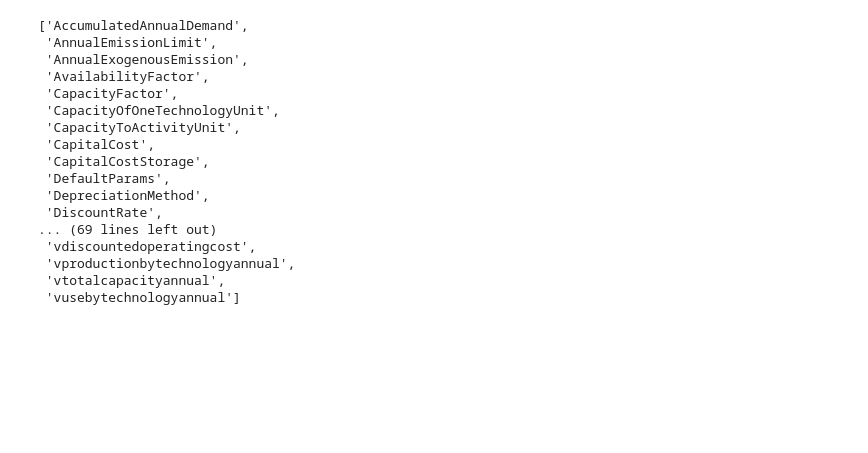
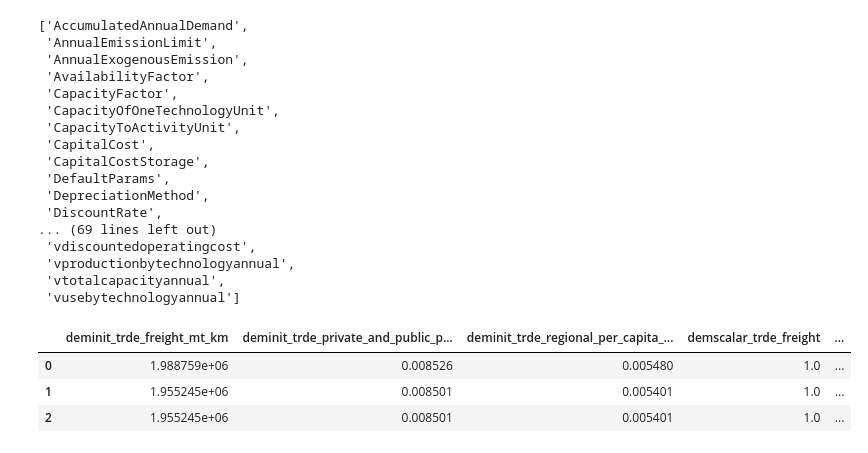
Before and after one commit to jarojasag/lac_decarbonization, a Jupyter notebook: python/sisepuede_run_testing.ipynb, the cells around one changed output. Drawn from its saved outputs; the diff is of its cells as text; code cells hidden in the pictures; blank space fills up the shorter version.

```diff
--- a/python/sisepuede_run_testing.ipynb
+++ b/python/sisepuede_run_testing.ipynb
@@ -906,3 +915,29 @@ engine.table_names()
  'vproductionbytechnologyannual',
  'vtotalcapacityannual',
  'vusebytechnologyannual']
+# %%
+ft = sisepuede.experimental_manager.dict_future_trajectories["brazil"]
+df_try = ft.generate_future_from_lhs_vector(
+    None,
+    None,
+    future_id = 0,
+    baseline_future_q = True
+)
+# %%
+df_try[[
+    x for x in df_try.columns if ("aviation" in x)
+]];
+# occrate in aviation is
+df_try2 = df_try[
+    df_try["time_period"].isin([0, 1, 2]) &
+    df_try["strategy_id"].isin([0])
+].reset_index(drop = True);
+
+df_try2[[
+    x for x in df_try2.columns if ("trde" in x)
+]]
+# %% [output]
+|  | deminit_trde_freight_mt_km | deminit_trde_private_and_public_p... | deminit_trde_regional_per_capita_... | demscalar_trde_freight | ... |
+| 0 | 1.988759e+06 | 0.008526 | 0.005480 | 1.0 | ... |
+| 1 | 1.955245e+06 | 0.008501 | 0.005401 | 1.0 | ... |
+| 2 | 1.955245e+06 | 0.008501 | 0.005401 | 1.0 | ... |
```
Also changed, not shown: parts of 9 cells of this notebook, 6 other files.
